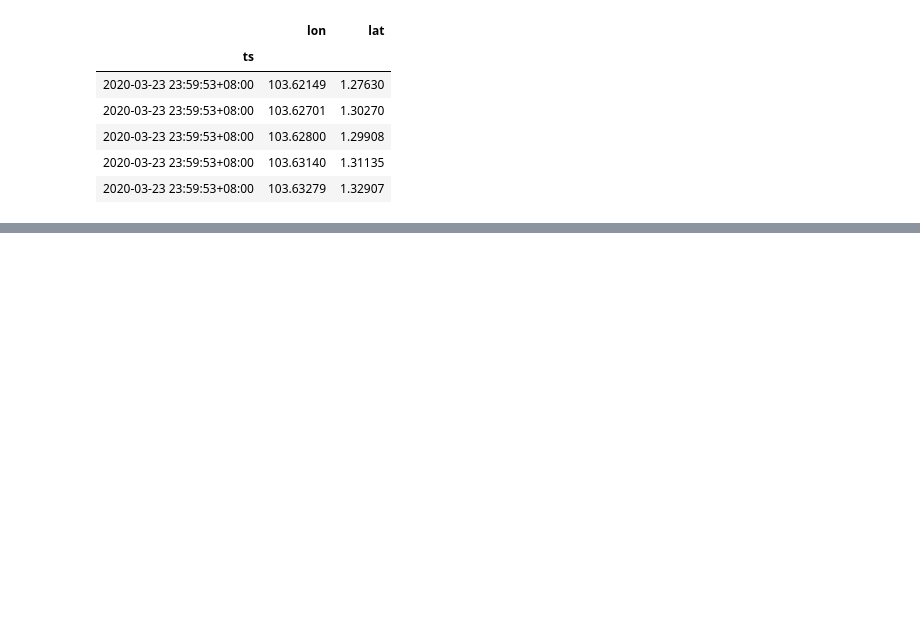
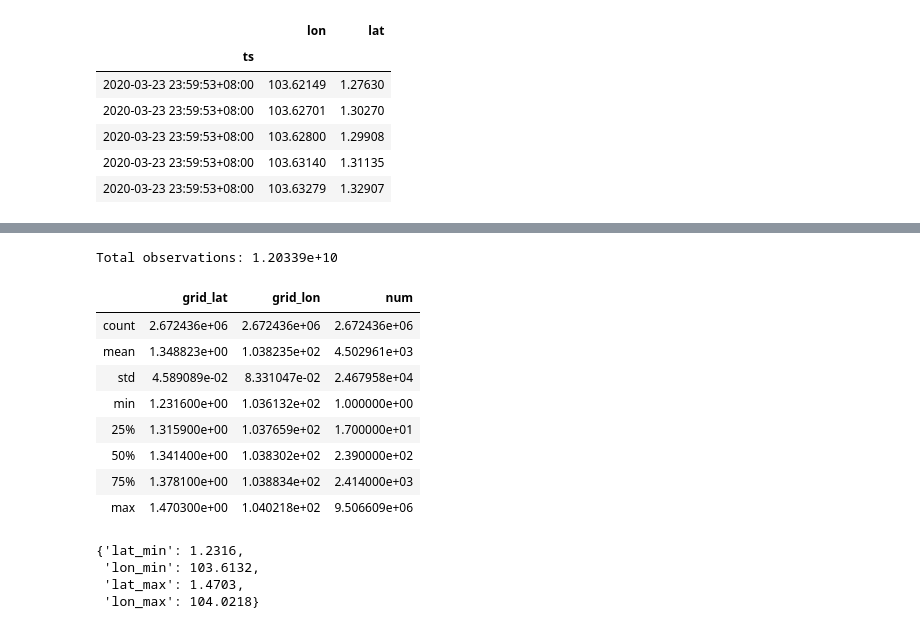
Before and after one commit to inon-peled/collect_singapore_taxi_data, a Jupyter notebook: taxi_availability_on_grid.ipynb, the cells around one changed output, grey strips where cells are left out. Cells and saved outputs as stored; diff of their text form; code cells hidden in the pictures; blank space fills up the shorter version.

```diff
--- a/taxi_availability_on_grid.ipynb
+++ b/taxi_availability_on_grid.ipynb
@@ -91,0 +89,26 @@ grid_all_years.head()
+# %%
+df_grid = pd.read_csv('./df_grid.csv')[lambda df: (df.grid_lat.between(1, 2)) & (df.grid_lon.between(100, 105))]
+print('Total observations: %g' % df_grid.num.sum())
+df_grid.describe()
+# %% [output]
+Total observations: 1.20339e+10
+|  | grid_lat | grid_lon | num |
+| count | 2.672436e+06 | 2.672436e+06 | 2.672436e+06 |
+| mean | 1.348823e+00 | 1.038235e+02 | 4.502961e+03 |
+| std | 4.589089e-02 | 8.331047e-02 | 2.467958e+04 |
+| min | 1.231600e+00 | 1.036132e+02 | 1.000000e+00 |
+| 25% | 1.315900e+00 | 1.037659e+02 | 1.700000e+01 |
+| 50% | 1.341400e+00 | 1.038302e+02 | 2.390000e+02 |
+| 75% | 1.378100e+00 | 1.038834e+02 | 2.414000e+03 |
+| max | 1.470300e+00 | 1.040218e+02 | 9.506609e+06 |
+# %%
+bbox = {'lat_min': df_grid.grid_lat.min(),
+        'lon_min': df_grid.grid_lon.min(),
+        'lat_max': df_grid.grid_lat.max(),
+        'lon_max': df_grid.grid_lon.max()}
+bbox
+# %% [output]
+{'lat_min': 1.2316,
+ 'lon_min': 103.6132,
+ 'lat_max': 1.4703,
+ 'lon_max': 104.0218}
```
Also changed, not shown: parts of 12 cells of this notebook, 4 other files.
